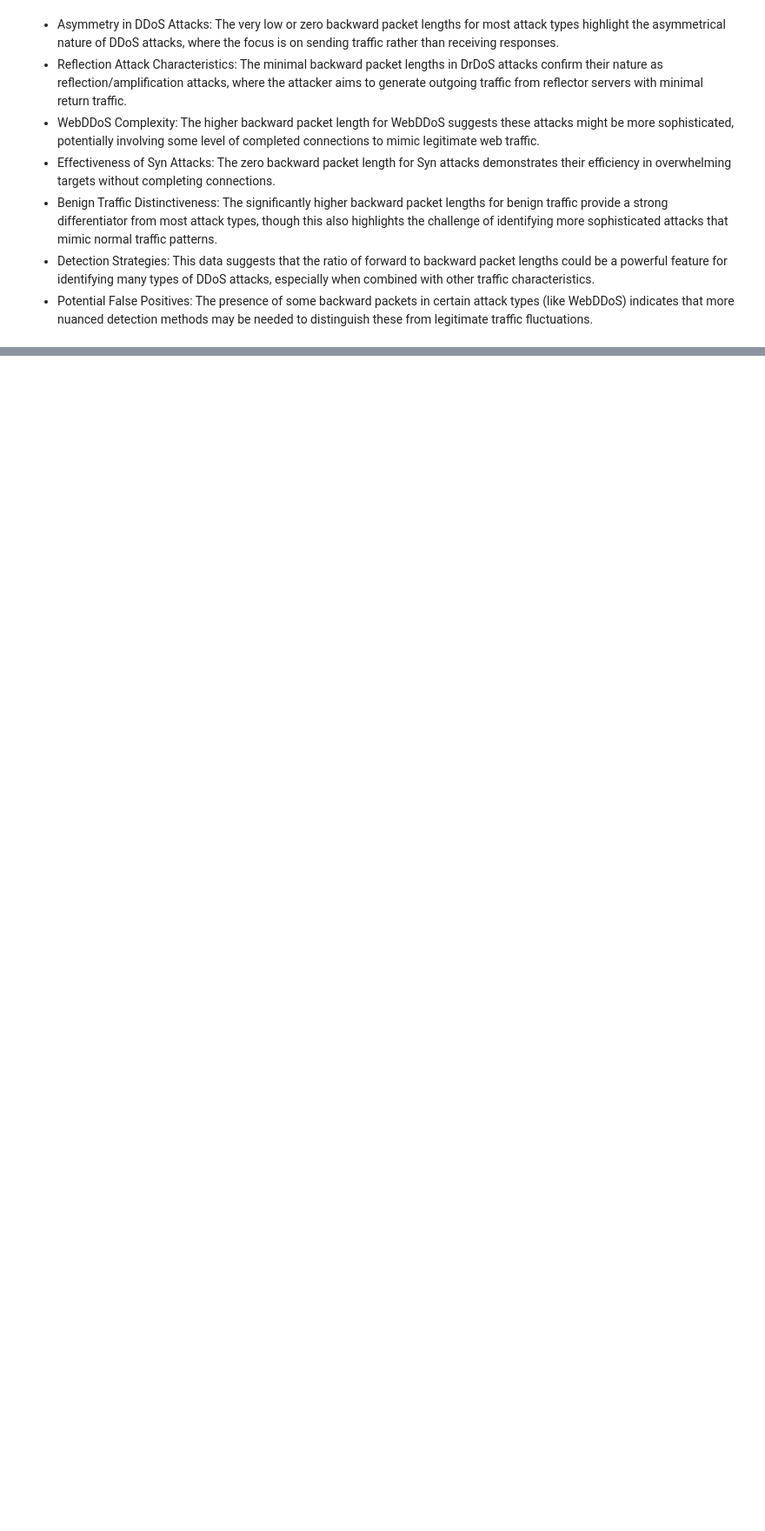
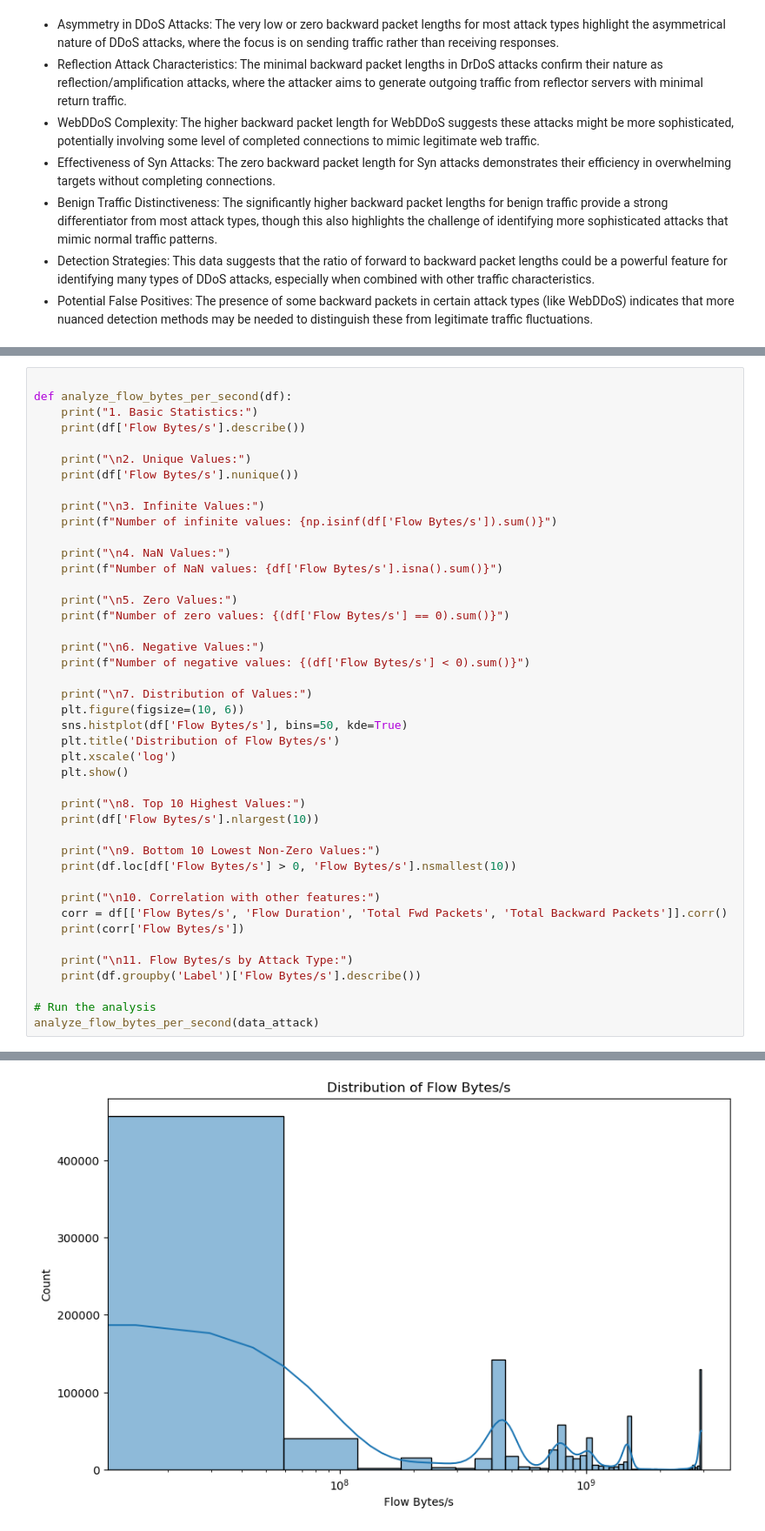
Before and after one commit to Eric-MK/nids_ddos, a Jupyter notebook: notebooks/attacks.ipynb, the cells around one changed output, grey strips where cells are left out. Shown: that part at 87% size. Cells and saved outputs as stored; diff of their text form; blank space fills up the shorter version.

```diff
--- a/notebooks/attacks.ipynb
+++ b/notebooks/attacks.ipynb
@@ -524,0 +635,44 @@ Name: Total Length of Bwd Packets, dtype: float64
+# %%
+
+def analyze_flow_bytes_per_second(df):
+    print("1. Basic Statistics:")
+    print(df['Flow Bytes/s'].describe())
+
+    print("\n2. Unique Values:")
+    print(df['Flow Bytes/s'].nunique())
+
+    print("\n3. Infinite Values:")
+    print(f"Number of infinite values: {np.isinf(df['Flow Bytes/s']).sum()}")
+
+    print("\n4. NaN Values:")
+    print(f"Number of NaN values: {df['Flow Bytes/s'].isna().sum()}")
+
+    print("\n5. Zero Values:")
+    print(f"Number of zero values: {(df['Flow Bytes/s'] == 0).sum()}")
+
+    print("\n6. Negative Values:")
+    print(f"Number of negative values: {(df['Flow Bytes/s'] < 0).sum()}")
+
+    print("\n7. Distribution of Values:")
+    plt.figure(figsize=(10, 6))
+    sns.histplot(df['Flow Bytes/s'], bins=50, kde=True)
+    plt.title('Distribution of Flow Bytes/s')
+    plt.xscale('log')
+    plt.show()
+
+    print("\n8. Top 10 Highest Values:")
+    print(df['Flow Bytes/s'].nlargest(10))
+
+    print("\n9. Bottom 10 Lowest Non-Zero Values:")
+    print(df.loc[df['Flow Bytes/s'] > 0, 'Flow Bytes/s'].nsmallest(10))
+
+    print("\n10. Correlation with other features:")
+    corr = df[['Flow Bytes/s', 'Flow Duration', 'Total Fwd Packets', 'Total Backward Packets']].corr()
+    print(corr['Flow Bytes/s'])
+
+    print("\n11. Flow Bytes/s by Attack Type:")
+    print(df.groupby('Label')['Flow Bytes/s'].describe())
+
+# Run the analysis
+analyze_flow_bytes_per_second(data_attack)
+# %% [output]
@@ -524,0 +696 @@ Name: Total Length of Bwd Packets, dtype: float64
+[figure, added]
```
Also changed, not shown: parts of 7 cells of this notebook.
